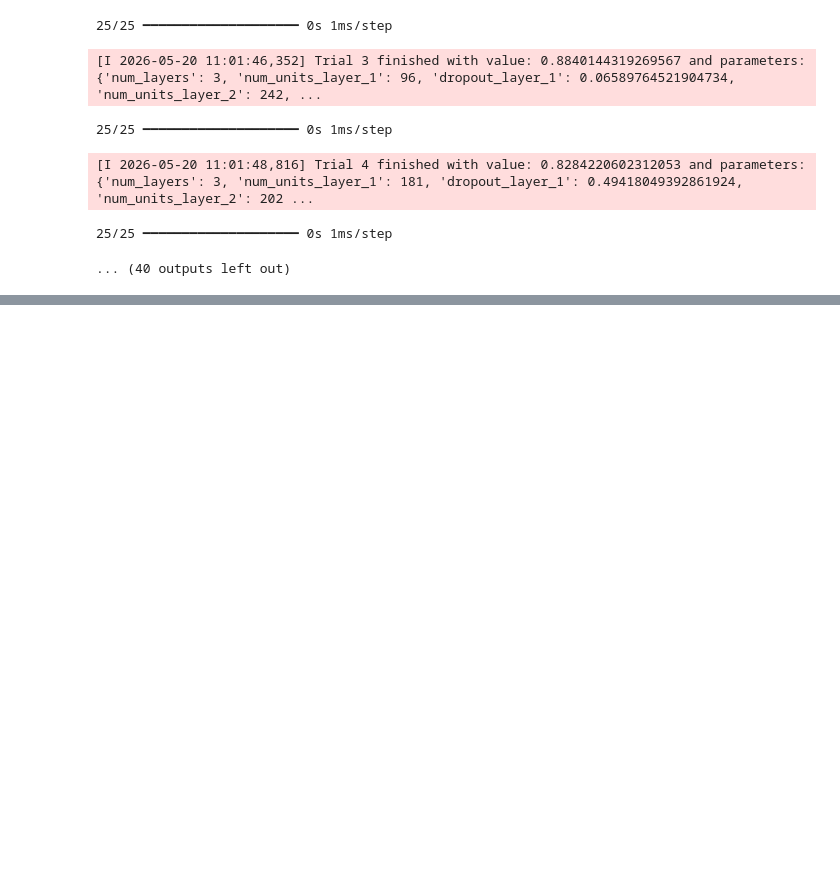
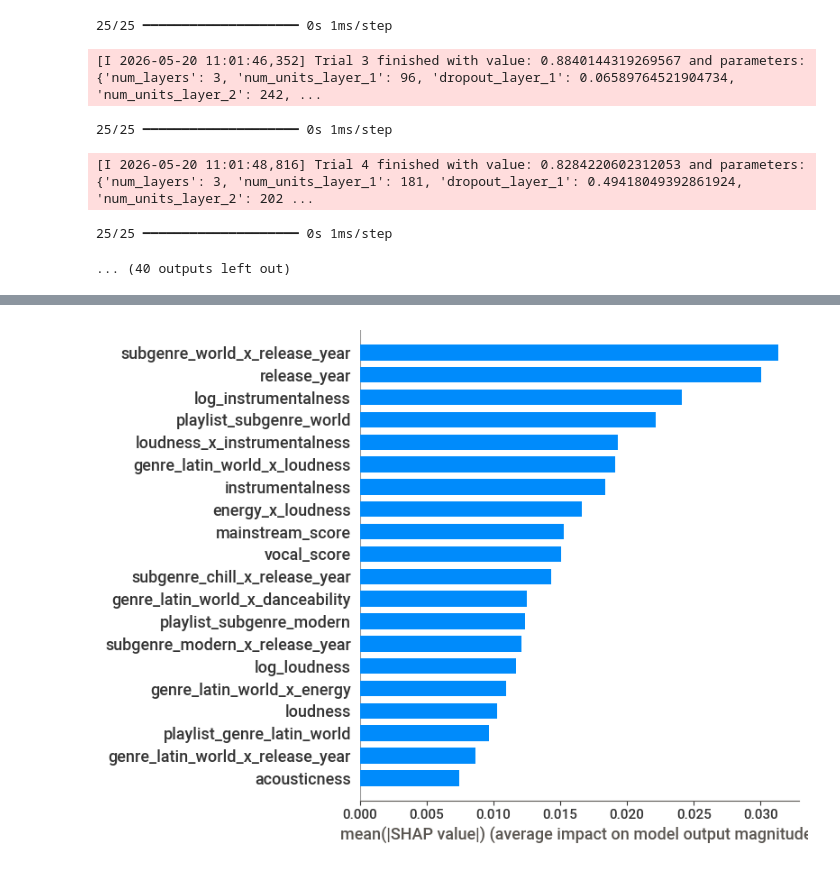
Before and after one commit to donya-beh/GSB-545, a Jupyter notebook: Project Files/Spotify_project_notebook.ipynb, the cells around one changed output, grey strips where cells are left out. Cells and saved outputs as stored; diff of their text form; code cells hidden in the pictures; blank space fills up the shorter version.

Commit message:
feature engineering and selection on baseline models

```diff
--- a/Project Files/Spotify_project_notebook.ipynb
+++ b/Project Files/Spotify_project_notebook.ipynb
@@ -1043,0 +1122,12 @@ print(classification_report(y_val, y_pred_mlp, zero_division=0))
+# %%
+#evaluate models - Random Forest
+cv_scores_rf = cross_val_score(rf_model, X_train, y_train, cv=cv, scoring="roc_auc", n_jobs=-1)
+print(cv_scores_rf)
+print(cv_scores_rf.mean())
+print(cv_scores_rf.std())
+
+rf_model.fit(X_train, y_train)
+
+y_proba = rf_model.predict_proba(X_val)[:,1]
+print("Random Forest Baseline ROC AUC (Full engineered feature set):", roc_auc_score(y_val, y_proba))
+print(classification_report(y_val, rf_model.predict(X_val)))
@@ -1043,0 +1346,30 @@ print(classification_report(y_val, y_pred_mlp, zero_division=0))
+# %%
+# Random Forest SHAP values on validation set
+rf_explainer = shap.TreeExplainer(rf_model)
+rf_shap_vals = rf_explainer.shap_values(X_val)
+
+# handle all shape cases: list, 3D array, or already 2D
+if isinstance(rf_shap_vals, list):
+    rf_shap_vals = rf_shap_vals[1]
+elif rf_shap_vals.ndim == 3:
+    rf_shap_vals = rf_shap_vals[:, :, 1]
+
+# confirm 2D
+assert rf_shap_vals.ndim == 2, f"Expected 2D SHAP array, got shape {rf_shap_vals.shape}"
+
+# global feature importance bar plot
+shap.summary_plot(
+    rf_shap_vals,
+    X_val,
+    feature_names=X_val.columns.tolist(),
+    plot_type="bar",
+    plot_size=(8, 6)
+)
+
+# top 10 features by mean absolute SHAP value
+rf_shap_importance = pd.DataFrame({
+    'feature': X_val.columns.tolist(),
+    'shap_mean_abs': np.abs(rf_shap_vals).mean(axis=0)
+}).sort_values('shap_mean_abs', ascending=False)
+# %% [output]
+[figure, added]
```
Also changed, not shown: parts of 28 cells of this notebook, 3 other files.
